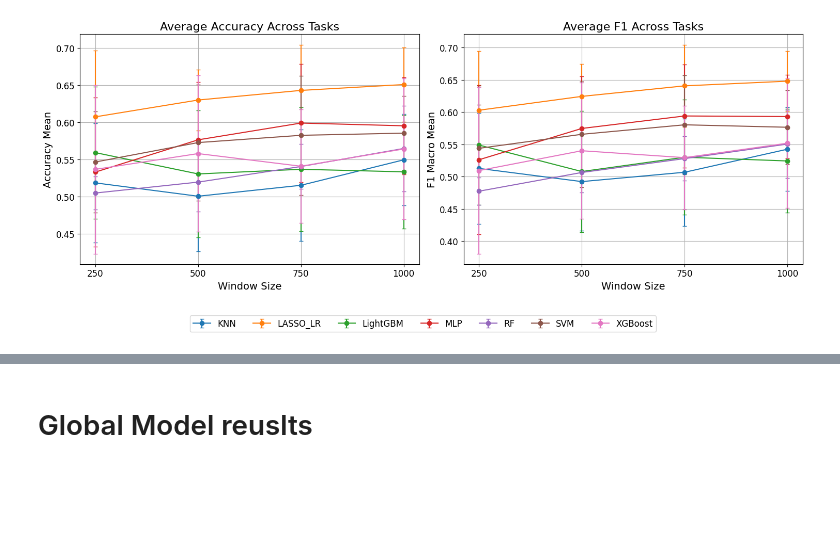
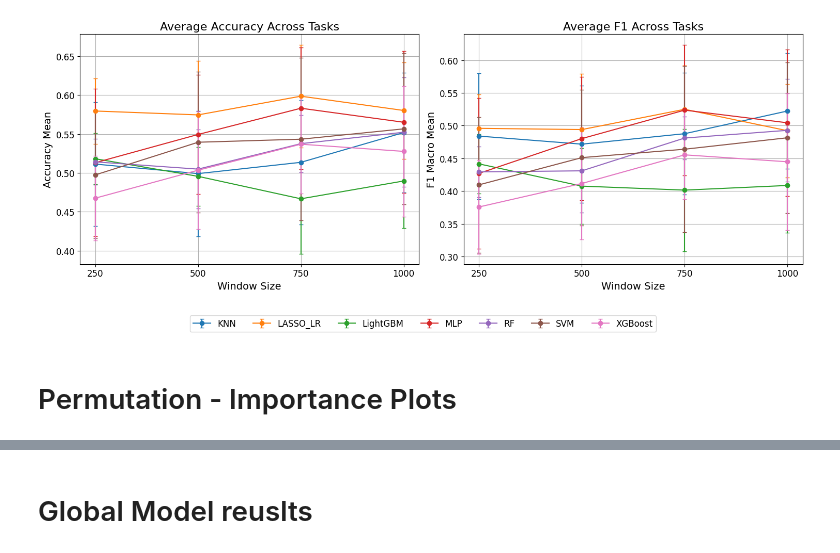
Before and after one commit to elana-caire/IMU-compensatory-movement-detection, a Jupyter notebook: notebooks/3_explore_results.ipynb, the cells around one changed output, grey strips where cells are left out. Cells and saved outputs as stored; diff of their text form; code cells hidden in the pictures; blank space fills up the shorter version.

```diff
--- a/notebooks/3_explore_results.ipynb
+++ b/notebooks/3_explore_results.ipynb
@@ -5,4 +9,4 @@ import matplotlib.pyplot as plt
 # %%
-results_file = r"C:\Users\giusy\OneDrive\Desktop\AI_Healtcare\IMU-compensatory-movement-detection\Data\Models\model_results_summary.csv"
+results_file = r"C:\Users\giusy\OneDrive\Desktop\AI_Healtcare\IMU-compensatory-movement-detection\Data\Models\model_results_summary_refactored.csv"
 # %%
 results = pd.read_csv(results_file)
@@ -9,17 +22,17 @@ results = pd.read_csv(results_file)
 # %%
 
 # Your metrics
-metrics = ['f1_macro', 'accuracy', 'precision_macro', 'recall_macro', 'roc_auc']
+metrics = ['f1_macro_mean', 'accuracy_mean', 'precision_macro_mean', 'recall_macro_mean', 'roc_auc_mean']
 
 # Keep only the columns we care about
-results_small = results[['task', 'model_name', 'window_size'] + metrics].copy()
+results_small = results[['task', 'model_name', 'window_size', 'best_params'] + metrics].copy()
 
 # ---------- SUMMARY DATAFRAME ----------
 
 # One row per (task, model_name, window_size), metrics averaged over repeats
 summary = (
     results_small
-    .groupby(['task', 'model_name', 'window_size'], as_index=False)[metrics]
+    .groupby(['task', 'model_name', 'window_size', 'best_params'], as_index=False)[metrics]
     .mean()
     .sort_values(['task', 'model_name', 'window_size'])
 )
@@ -220,6 +242,6 @@ for task_name in task_names:
 # %%
 
-metrics = ['f1_macro', 'accuracy', 'precision_macro', 'recall_macro', 'roc_auc']
+metrics = ['f1_macro_mean', 'accuracy_mean', 'precision_macro_mean', 'recall_macro_mean', 'roc_auc_mean']
 
 # 1) Start from summary_by_window and exclude "all tasks"
 df_no_all = summary_by_window[summary_by_window['task'] != 'all tasks'].copy()
@@ -245,9 +267,9 @@ avg_tasks = (
 # Optional: std across tasks for error bars (accuracy & f1_macro)
 std_tasks = (
     df_no_all
-    .groupby(['model_name', 'window_size'], as_index=False)[['accuracy', 'f1_macro']]
+    .groupby(['model_name', 'window_size'], as_index=False)[['accuracy_mean', 'f1_macro_mean']]
     .std()
-    .rename(columns={'accuracy': 'accuracy_std', 'f1_macro': 'f1_macro_std'})
+    .rename(columns={'accuracy_mean': 'accuracy_std', 'f1_macro_mean': 'f1_macro_std'})
 )
 
 avg_tasks = avg_tasks.merge(std_tasks, on=['model_name', 'window_size'], how='left')
@@ -271,7 +293,7 @@ for model in models:
     df_m = avg_tasks[avg_tasks['model_name'] == model].sort_values('window_size')
     axes[0].errorbar(
         df_m['window_size'],
-        df_m['accuracy'],
+        df_m['accuracy_mean'],
         yerr=df_m['accuracy_std'],
         marker='o',
         capsize=3,
@@ -287,7 +309,7 @@ for model in models:
     df_m = avg_tasks[avg_tasks['model_name'] == model].sort_values('window_size')
     axes[1].errorbar(
         df_m['window_size'],
-        df_m['f1_macro'],
+        df_m['f1_macro_mean'],
         yerr=df_m['f1_macro_std'],
         marker='o',
         capsize=3,
@@ -298,31 +320,33 @@ axes[1].set_title("Average F1 Across Tasks", fontsize=TITLE_FONTSIZE)
 axes[1].set_xlabel("Window Size", fontsize=LABEL_FONTSIZE)
 axes[1].set_ylabel("F1 Macro Mean", fontsize=LABEL_FONTSIZE)
 
 # Common stuff for both axes
 for ax in axes:
     ax.set_xticks([250, 500, 750, 1000])
     ax.grid()
     ax.tick_params(axis='both', labelsize=TICK_FONTSIZE)
 
 # ---- Shared legend ----
 # Grab handles & labels from one axis (they're the same across both)
 handles, labels = axes[0].get_legend_handles_labels()
 
 # Remove individual legends
 for ax in axes:
     ax.legend().remove()
 
 # Add one shared legend under the plots (or wherever you prefer)
 fig.legend(
     handles,
     labels,
     loc='upper center',
     ncol=len(models),
     fontsize=LEGEND_FONTSIZE,
     bbox_to_anchor=(0.5, 0.04)  # adjust vertical position if needed
 )
 
 plt.tight_layout(rect=[0, 0.08, 1, 1])  # leave space at bottom for legend
 plt.show()
 # %% [output]
-[figure, old version]
+[figure, new version]
+# %% [markdown]
+# Permutation - Importance Plots
```
Also changed, not shown: parts of 19 cells of this notebook, 1 other file.
